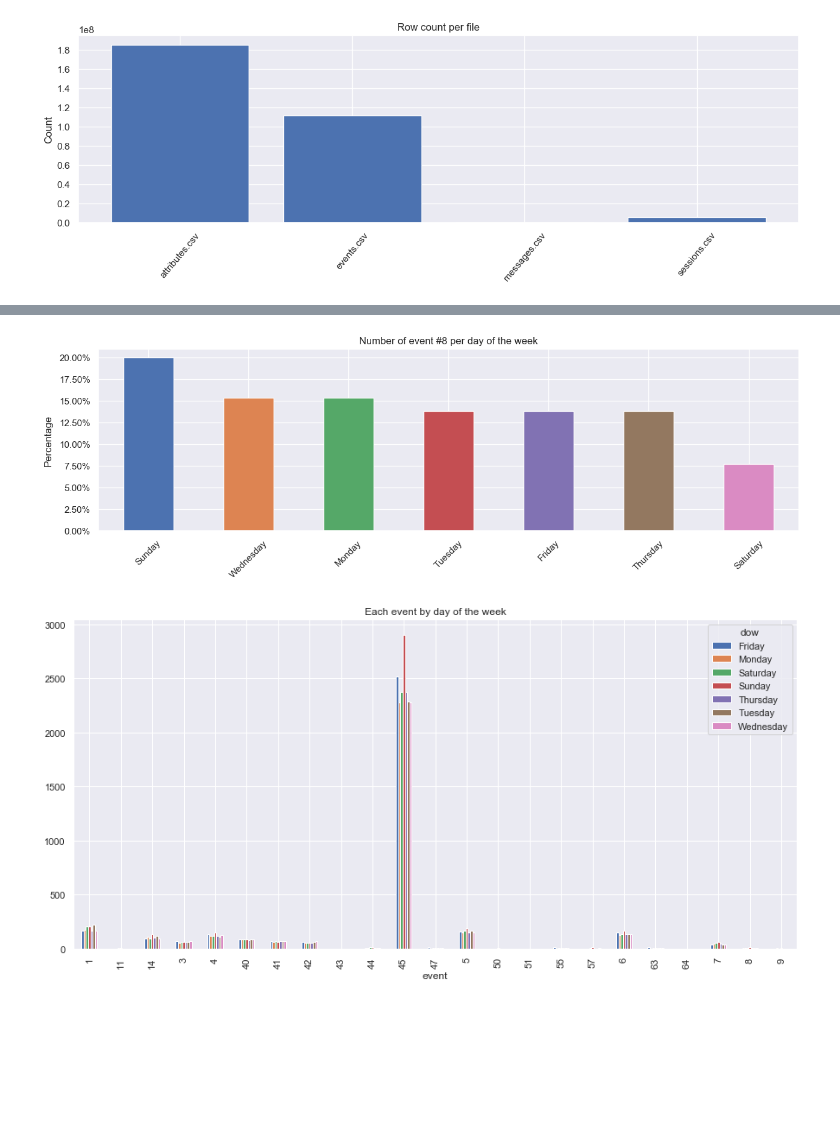
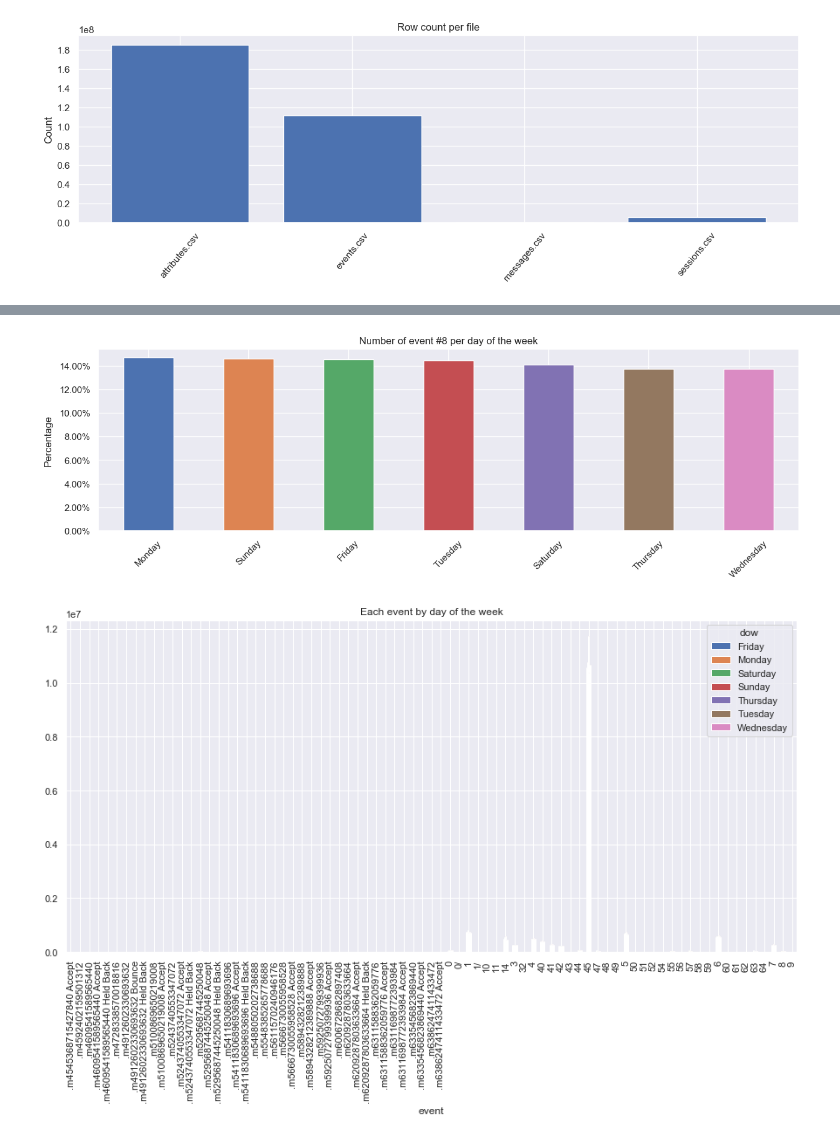
Before and after one commit to robertisandor/In-App-Purchase-Prediction, a Jupyter notebook: eda.ipynb, the cells around one changed output, grey strips where cells are left out. Saved outputs shown, nothing was run; the diff lists cells and outputs as text; code cells hidden in the pictures; blank space fills up the shorter version.

```diff
--- a/eda.ipynb
+++ b/eda.ipynb
@@ -105,7 +106,7 @@ types = {"app_id": np.float64,
          "event_value": np.float16,
          "user_id_hash": "str"}
 # %%
-df_events = pd.read_csv('s3://msds630-kaggle-competition/events.csv', nrows = 25000, usecols=types.keys(), dtype=types)
+df_events = pd.read_csv('s3://msds630-kaggle-competition/events.csv', usecols=types.keys(), dtype=types)
 # %%
 df_events.head()
 # %% [output]
@@ -296,9 +297,9 @@ plt.xticks(rotation=45)
 #fig.suptitle('', fontsize=12)
 fig.text(0.07,0.5, "Percentage", ha="center", va="center", rotation=90, fontsize=12);
 # %% [output]
-[figure, old version]
+[figure, new version]
 # %%
 fig, ax = plt.subplots(figsize=(15,7))
-df_events.groupby(['event', 'dow']).count()['app_id'].unstack()[20:].plot(kind='bar', title="Each event by day of the week",ax=ax);
+df_events.groupby(['event', 'dow']).count()['app_id'].unstack()[30:].plot(kind='bar', title="Each event by day of the week",ax=ax);
 # %% [output]
-[figure, old version]
+[figure, new version]
```
Also changed, not shown: parts of 12 cells of this notebook.
